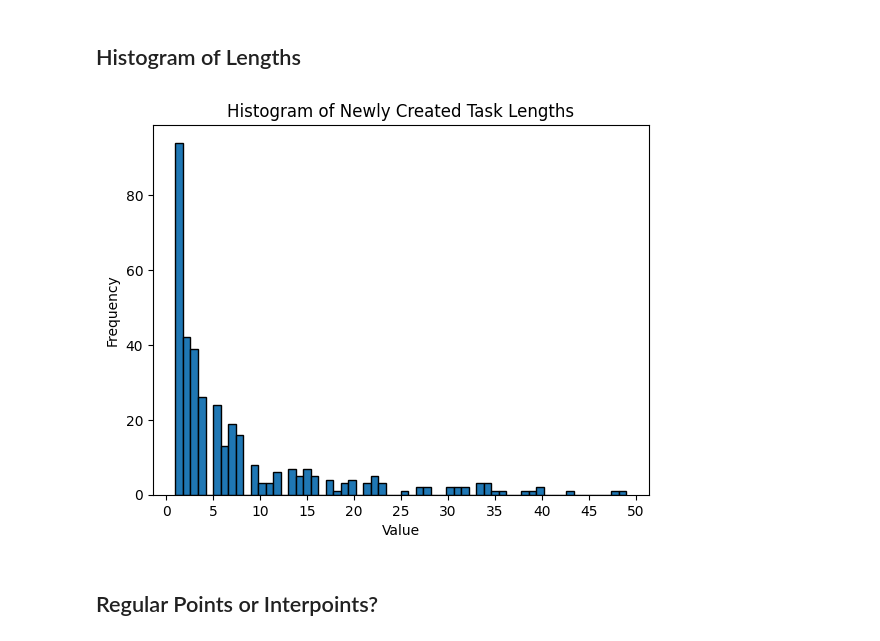
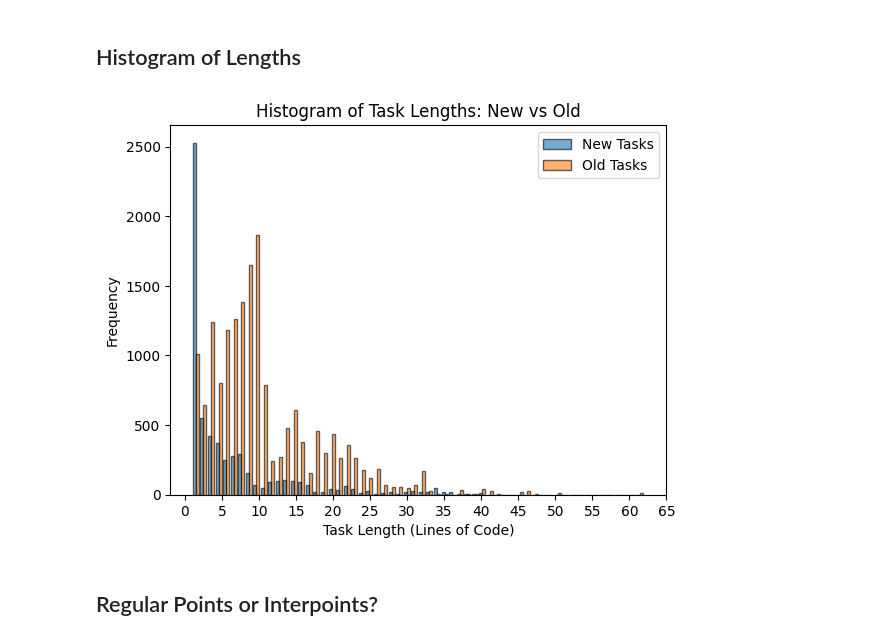
Before and after one commit to MGWSimpson/AlphaARC, a Jupyter notebook: analysis/task_creation.ipynb, the cells around one changed output. Saved outputs shown, nothing was run; the diff lists cells and outputs as text; code cells hidden in the pictures.

```diff
--- a/analysis/task_creation.ipynb
+++ b/analysis/task_creation.ipynb
@@ -445,7 +78,7 @@ def load_key_split(split_keys_path):
 
 
 
-tasks = load_train_tasks(dirs=[ '../data/training'], files=[]) # files=['../data/mutated_tasks_train_9600.json', '../data/mutated_tasks_train_19200.json'])
+tasks = load_train_tasks(dirs=[ '../data/training'],  files=['../data/mutated_tasks_train_9600.json', '../data/mutated_tasks_train_19200.json'])
 new_tasks = []
 with open("../data/new_tasks.jsonl", "r") as f:
     for line in f:
@@ -508,28 +141,32 @@ compute_n_generating_tasks(tasks, new_tasks)
 # %% [markdown]
 ## Histogram of Lengths
 # %%
-def plot_histogram_of_new_tasks_lengths(new_tasks):
-    data = []
+def plot_histogram_of_new_tasks_lengths(new_tasks, old_tasks):
+    new_data = [len(task.program_lines.split("\n")) for task in new_tasks]
+    old_data = [len(task.program_lines.split("\n")) for task in old_tasks]
 
-    for task in new_tasks:
-        data.append( len(task.program_lines.split("\n")))
-
-    plt.hist(data, bins=60, edgecolor='black')
+    plt.hist([new_data, old_data], bins=60, edgecolor='black', alpha=0.6, label=['New Tasks', 'Old Tasks'])
 
     # Add labels and title
-    plt.xlabel('Value')
+    plt.xlabel('Task Length (Lines of Code)')
     plt.ylabel('Frequency')
-    plt.title('Histogram of Newly Created Task Lengths')
-    # Set more x-axis ticks
-    min_val, max_val = min(data), max(data)
+    plt.title('Histogram of Task Lengths: New vs Old')
+
+    # Set x-axis ticks
+    min_val = min(min(new_data), min(old_data))
+    max_val = max(max(new_data), max(old_data))
     xticks = np.arange(0, max_val + 5, 5)
     plt.xticks(xticks)
+
+    # Add legend
+    plt.legend()
+
     # Show plot
     plt.show()
 
-plot_histogram_of_new_tasks_lengths(new_tasks)
+plot_histogram_of_new_tasks_lengths(new_tasks, tasks)
 # %% [output]
-[figure, old version]
+[figure, new version]
 # %% [markdown]
 ## Regular Points or Interpoints?
 # %%
```
Also changed, not shown: parts of 7 cells of this notebook, 15 other files.
